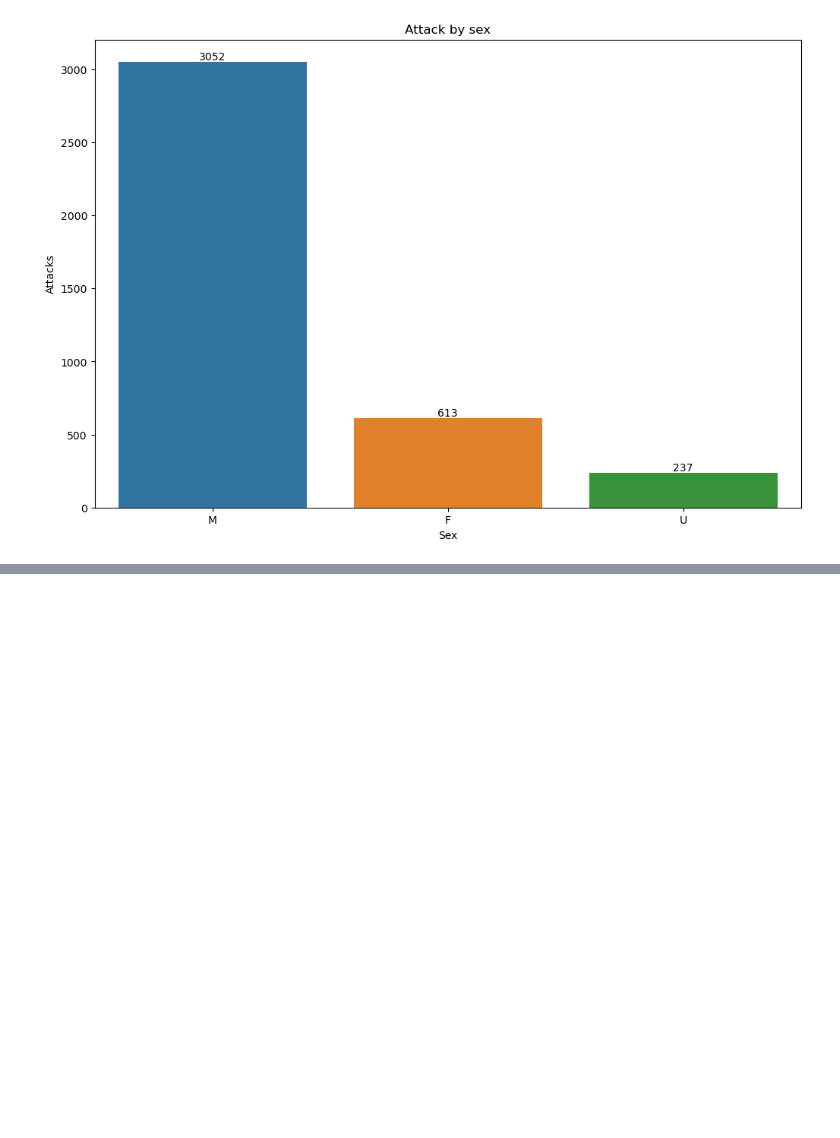
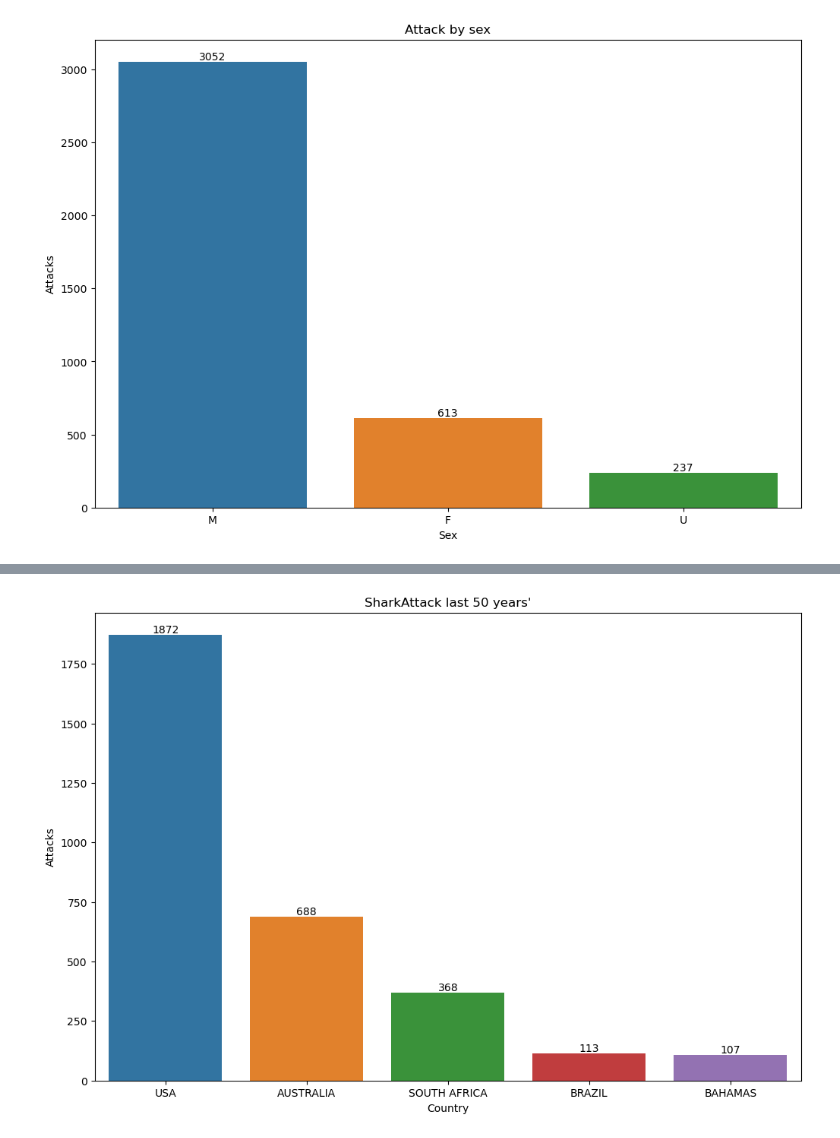
Before and after one commit to harimrys/Project-Shark-Attack-G1, a Jupyter notebook: main.ipynb, the cells around one changed output, grey strips where cells are left out. Drawn from its saved outputs; the diff is of its cells as text; code cells hidden in the pictures; blank space fills up the shorter version.

```diff
--- a/main.ipynb
+++ b/main.ipynb
@@ -317,0 +327,4 @@ plt.show()
+# %%
+show_top(data = top_5, x_col = "country", y_col = "count", title = "SharkAttack last 50 years'", x_label = "Country", y_label = "Attacks")
+# %% [output]
+[figure, added]
```
Also changed, not shown: parts of 2 cells of this notebook.
